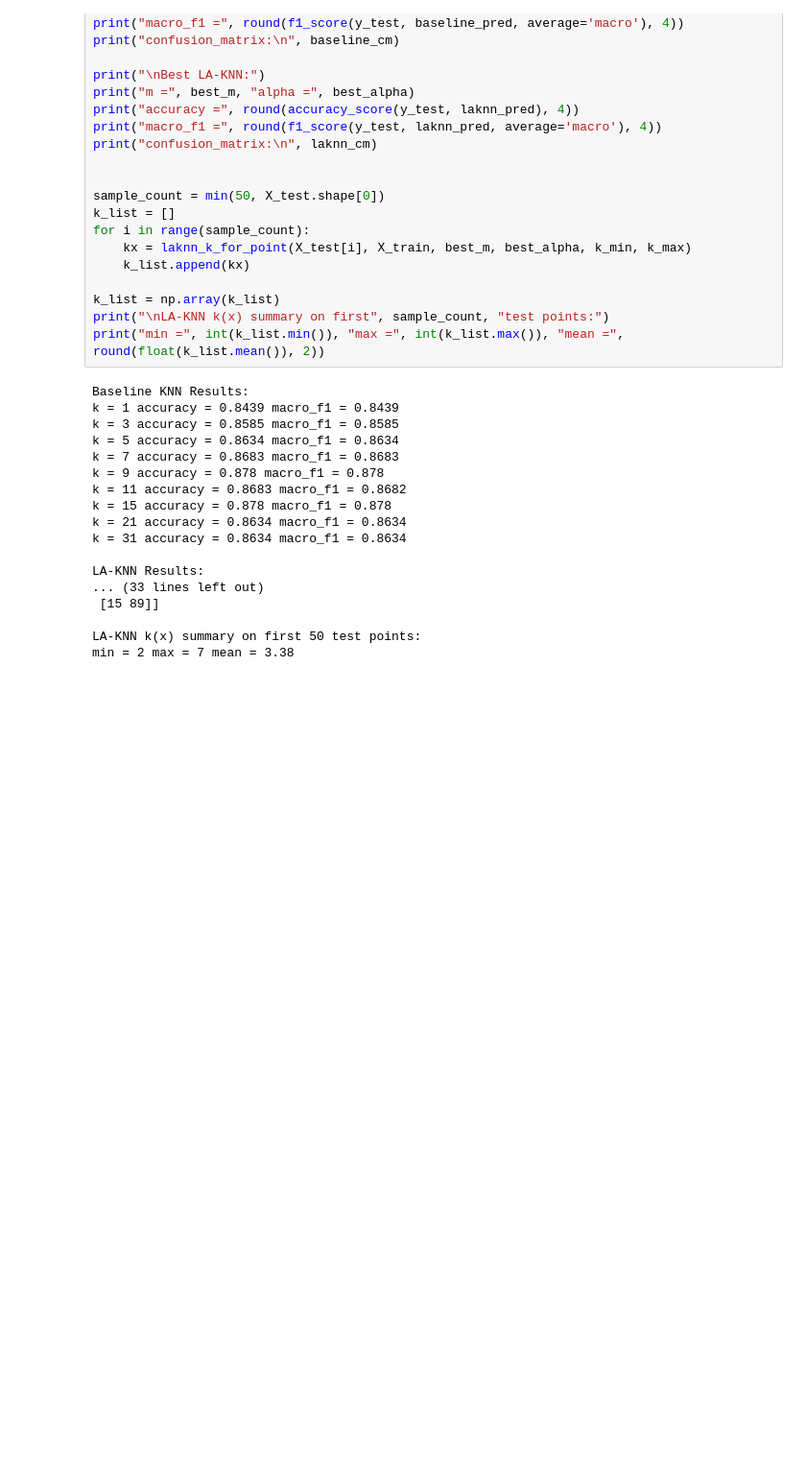
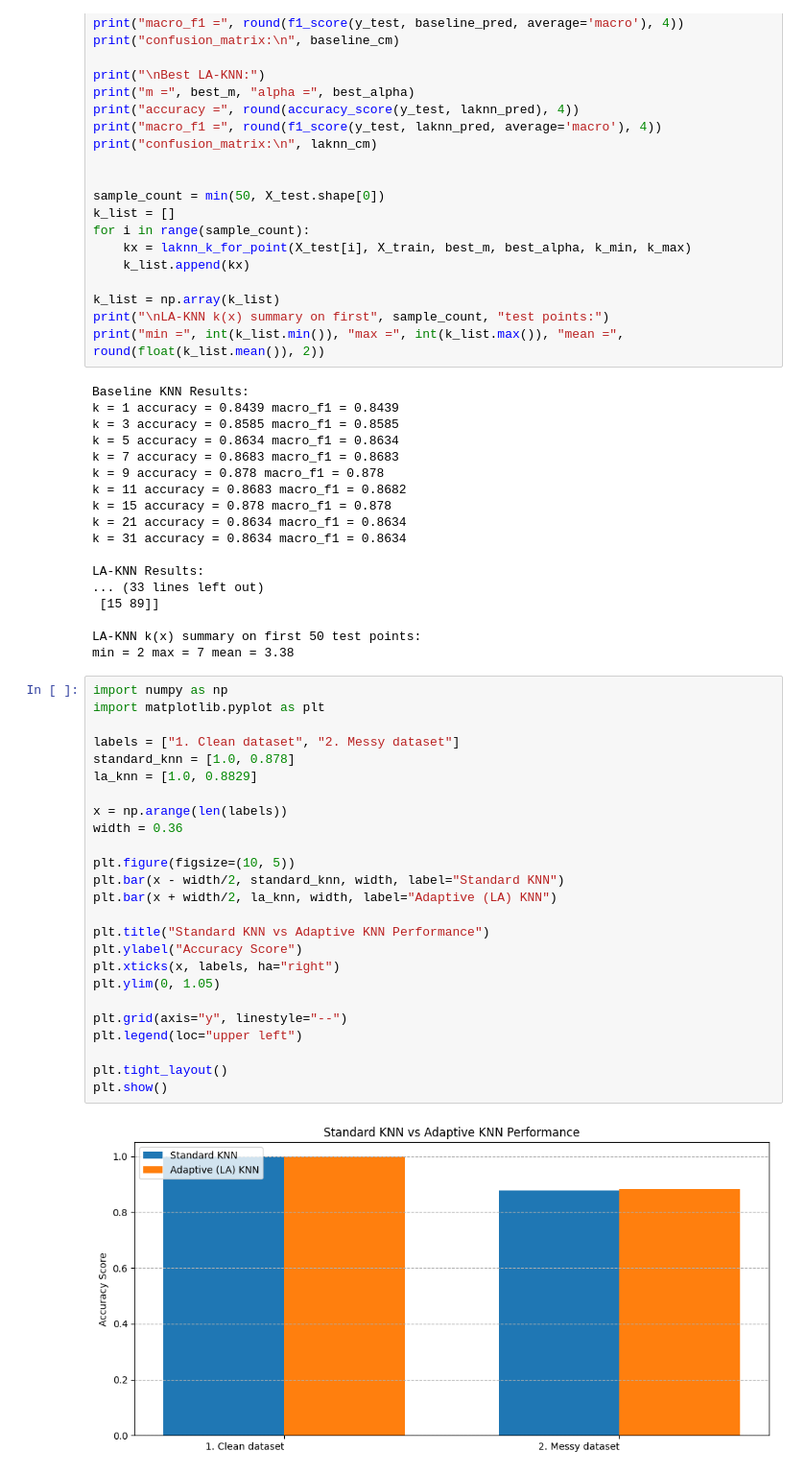
Before and after one commit to sanjeev0813/Q2MLProj, a Jupyter notebook: Q2_Project.ipynb, the cells around one changed output. Shown at 96% size. Cells and saved outputs as stored; diff of their text form; blank space fills up the shorter version.

```diff
--- a/Q2_Project.ipynb
+++ b/Q2_Project.ipynb
@@ -479,3 +479,30 @@ LA-KNN Results:
 
 LA-KNN k(x) summary on first 50 test points:
 min = 2 max = 7 mean = 3.38
+# %%
+import numpy as np
+import matplotlib.pyplot as plt
+
+labels = ["1. Clean dataset", "2. Messy dataset"]
+standard_knn = [1.0, 0.878]
+la_knn = [1.0, 0.8829]
+
+x = np.arange(len(labels))
+width = 0.36
+
+plt.figure(figsize=(10, 5))
+plt.bar(x - width/2, standard_knn, width, label="Standard KNN")
+plt.bar(x + width/2, la_knn, width, label="Adaptive (LA) KNN")
+
+plt.title("Standard KNN vs Adaptive KNN Performance")
+plt.ylabel("Accuracy Score")
+plt.xticks(x, labels, ha="right")
+plt.ylim(0, 1.05)
+
+plt.grid(axis="y", linestyle="--")
+plt.legend(loc="upper left")
+
+plt.tight_layout()
+plt.show()
+# %% [output]
+[figure, added]
```
